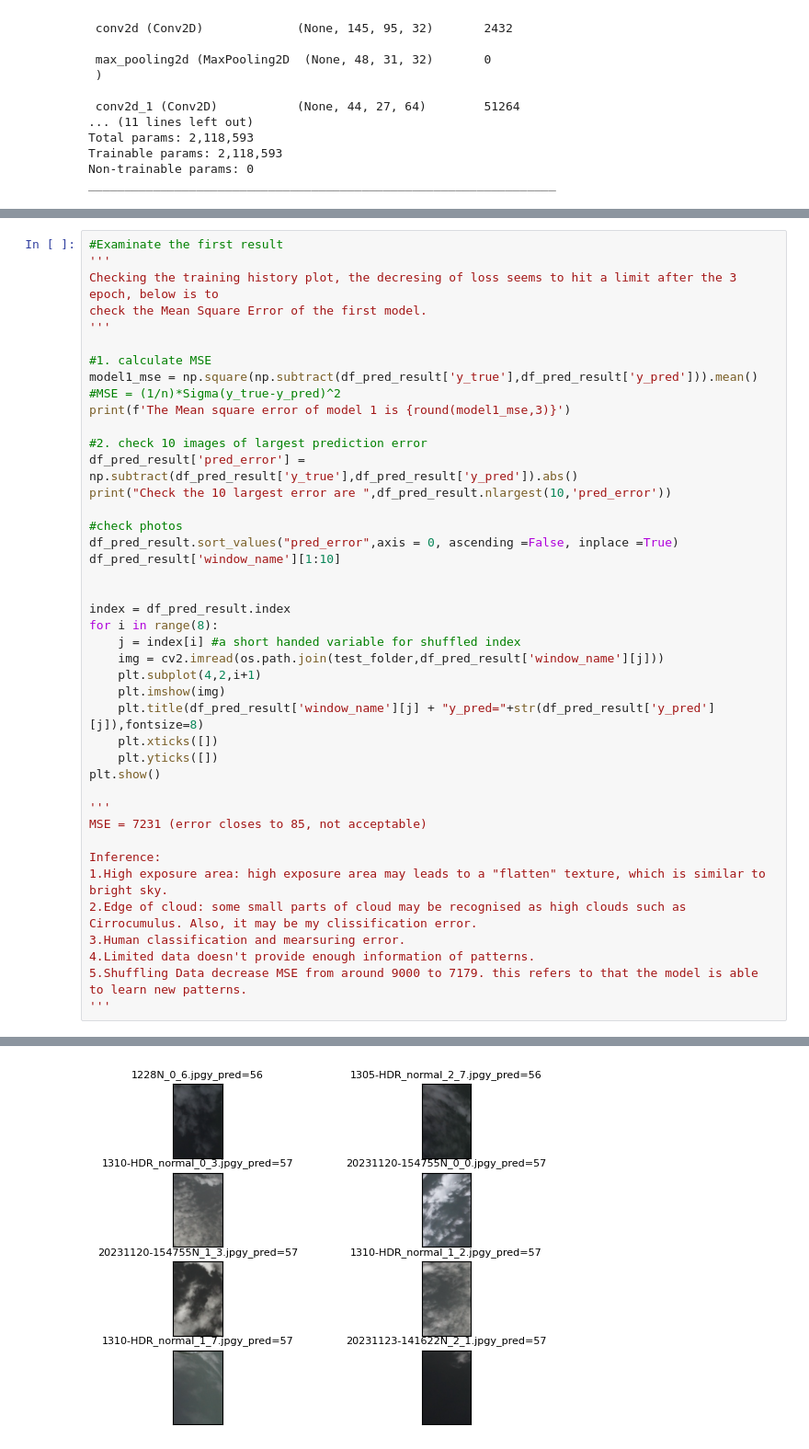
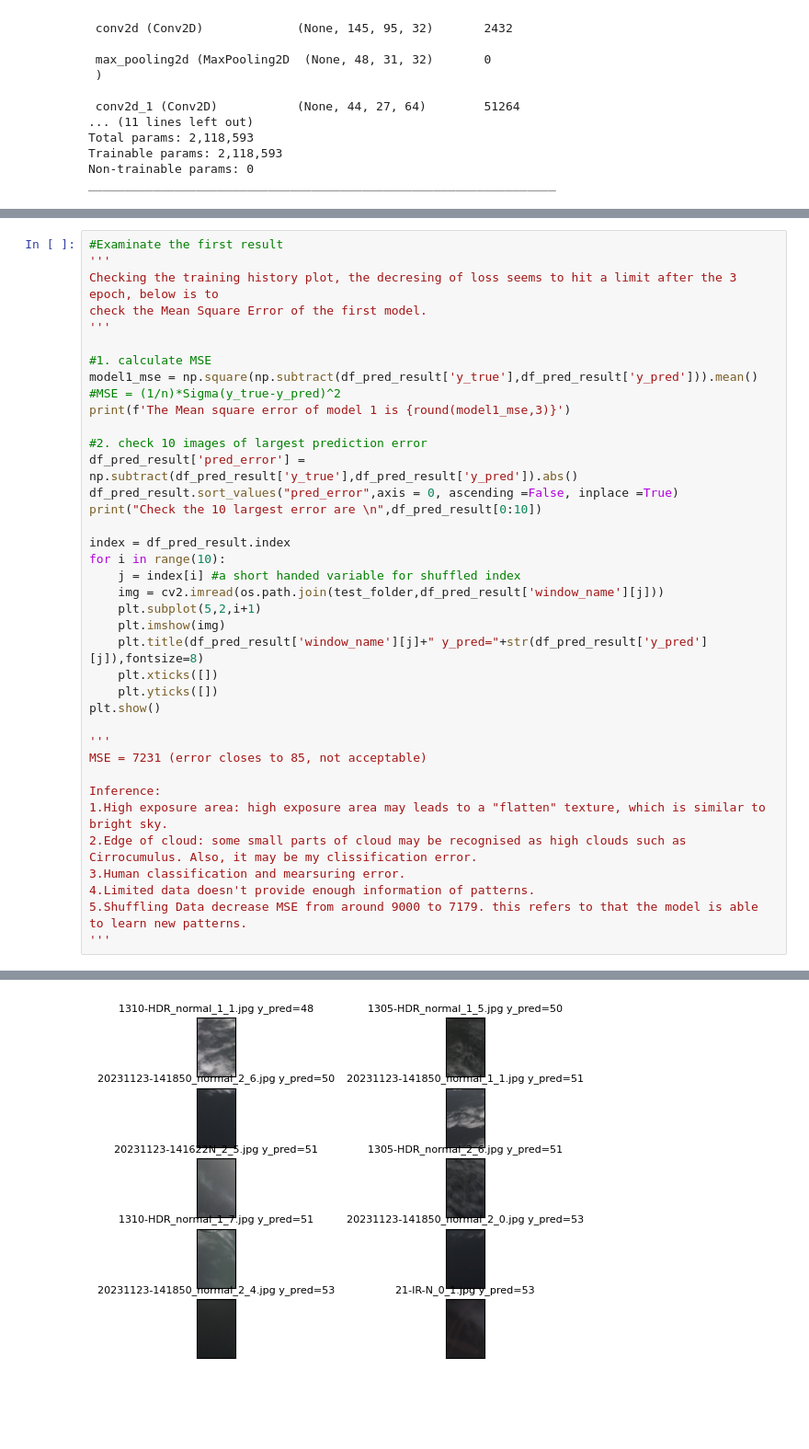
Before and after one commit to FlyingCatLucas/My_first_project-cloud-height-prediction, a Jupyter notebook: cloud_encoder_model1 (Basic CNN).ipynb, the cells around one changed output, grey strips where cells are left out. Shown: that part at 92% size. Saved outputs shown, nothing was run; the diff lists cells and outputs as text; blank space fills up the shorter version.

Commit message:
Update cloud_encoder_model1 (Basic CNN).ipynb
1.Fixed a few places to speed up model.
2.Add calculation of model predicting.
3.Re-run whole model, update results and graphs.

```diff
--- a/cloud_encoder_model1 (Basic CNN).ipynb
+++ b/cloud_encoder_model1 (Basic CNN).ipynb
@@ -158,20 +168,16 @@ print(f'The Mean square error of model 1 is {round(model1_mse,3)}')
 
 #2. check 10 images of largest prediction error
 df_pred_result['pred_error'] = np.subtract(df_pred_result['y_true'],df_pred_result['y_pred']).abs()
-print("Check the 10 largest error are ",df_pred_result.nlargest(10,'pred_error'))
-
-#check photos
 df_pred_result.sort_values("pred_error",axis = 0, ascending =False, inplace =True)
-df_pred_result['window_name'][1:10]
-
+print("Check the 10 largest error are \n",df_pred_result[0:10])
 
 index = df_pred_result.index
-for i in range(8):
+for i in range(10):
     j = index[i] #a short handed variable for shuffled index
     img = cv2.imread(os.path.join(test_folder,df_pred_result['window_name'][j]))
-    plt.subplot(4,2,i+1)
+    plt.subplot(5,2,i+1)
     plt.imshow(img)
-    plt.title(df_pred_result['window_name'][j] + "y_pred="+str(df_pred_result['y_pred'][j]),fontsize=8)
+    plt.title(df_pred_result['window_name'][j]+" y_pred="+str(df_pred_result['y_pred'][j]),fontsize=8)
     plt.xticks([])
     plt.yticks([])
 plt.show()
@@ -202 +209 @@ Check the 10 largest error are                          window_name  y_pred  y_t
-[figure, old version]
+[figure, new version]
```
Also changed, not shown: parts of 6 cells of this notebook.
